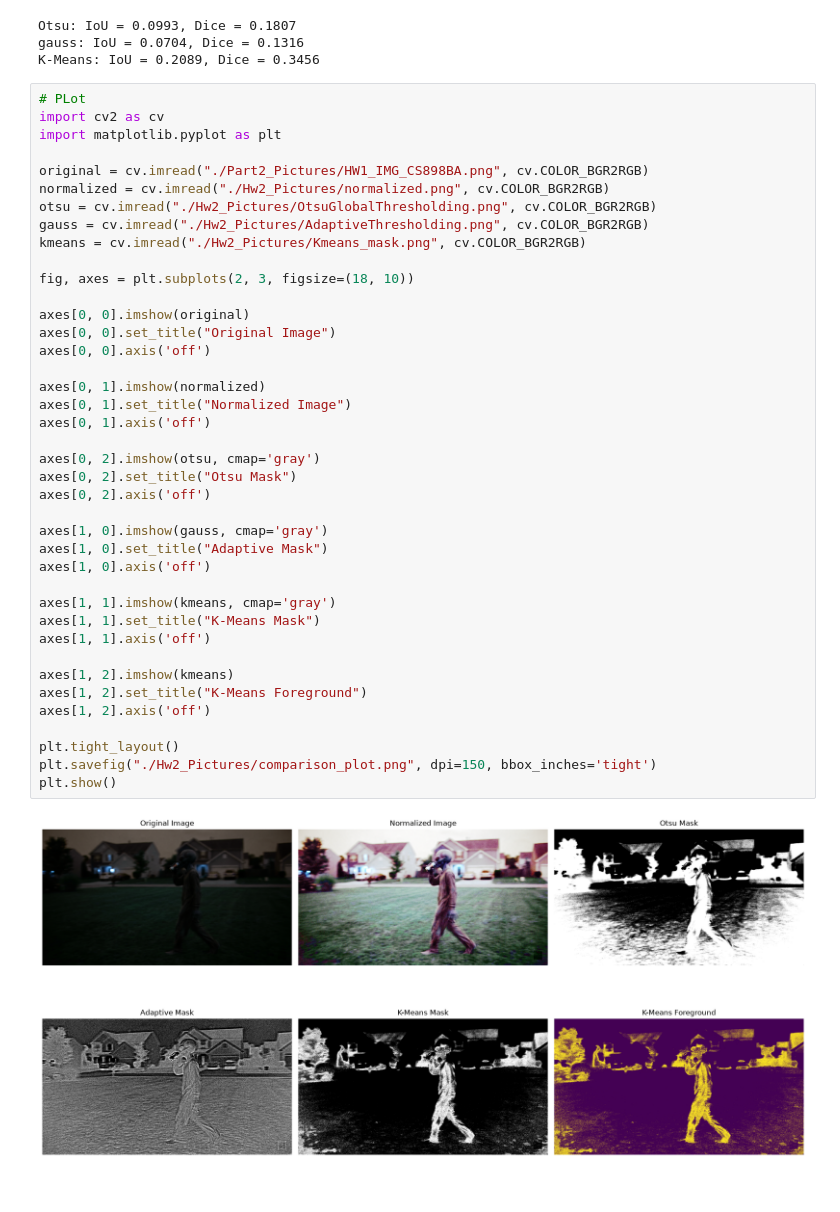
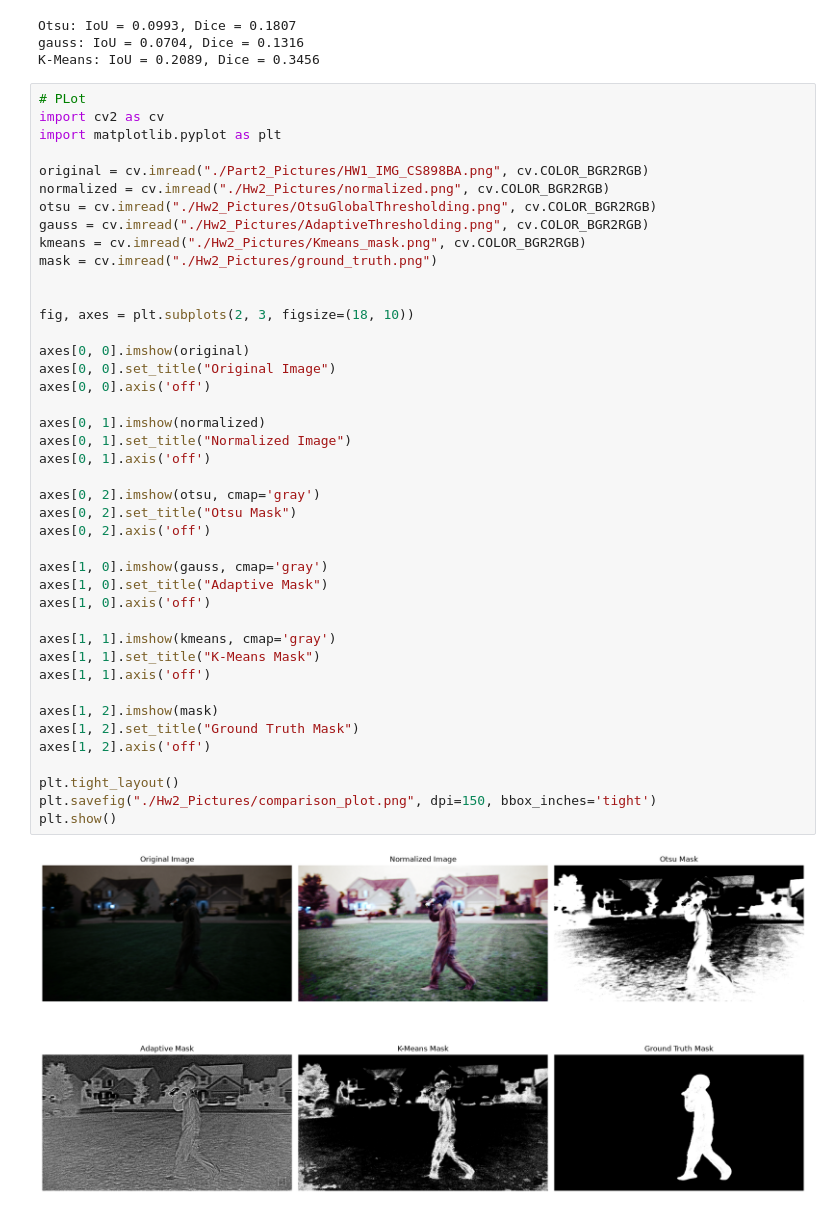
Before and after one commit to lastrod1/MinhTran-CS898BA-Project1, a Jupyter notebook: Homework/HW2.ipynb, the cells around one changed output. Cells and saved outputs as stored; diff of their text form.

```diff
--- a/Homework/HW2.ipynb
+++ b/Homework/HW2.ipynb
@@ -141,35 +141,37 @@ normalized = cv.imread("./Hw2_Pictures/normalized.png", cv.COLOR_BGR2RGB)
 otsu = cv.imread("./Hw2_Pictures/OtsuGlobalThresholding.png", cv.COLOR_BGR2RGB)
 gauss = cv.imread("./Hw2_Pictures/AdaptiveThresholding.png", cv.COLOR_BGR2RGB)
 kmeans = cv.imread("./Hw2_Pictures/Kmeans_mask.png", cv.COLOR_BGR2RGB)
+mask = cv.imread("./Hw2_Pictures/ground_truth.png")
+
 
 fig, axes = plt.subplots(2, 3, figsize=(18, 10))
 
 axes[0, 0].imshow(original)
 axes[0, 0].set_title("Original Image")
 axes[0, 0].axis('off')
 
 axes[0, 1].imshow(normalized)
 axes[0, 1].set_title("Normalized Image")
 axes[0, 1].axis('off')
 
 axes[0, 2].imshow(otsu, cmap='gray')
 axes[0, 2].set_title("Otsu Mask")
 axes[0, 2].axis('off')
 
 axes[1, 0].imshow(gauss, cmap='gray')
 axes[1, 0].set_title("Adaptive Mask")
 axes[1, 0].axis('off')
 
 axes[1, 1].imshow(kmeans, cmap='gray')
 axes[1, 1].set_title("K-Means Mask")
 axes[1, 1].axis('off')
 
-axes[1, 2].imshow(kmeans)
-axes[1, 2].set_title("K-Means Foreground")
+axes[1, 2].imshow(mask)
+axes[1, 2].set_title("Ground Truth Mask")
 axes[1, 2].axis('off')
 
 plt.tight_layout()
 plt.savefig("./Hw2_Pictures/comparison_plot.png", dpi=150, bbox_inches='tight')
 plt.show()
 # %% [output]
-[figure, old version]
+[figure, new version]
```
Also changed, not shown: 2 other files.
